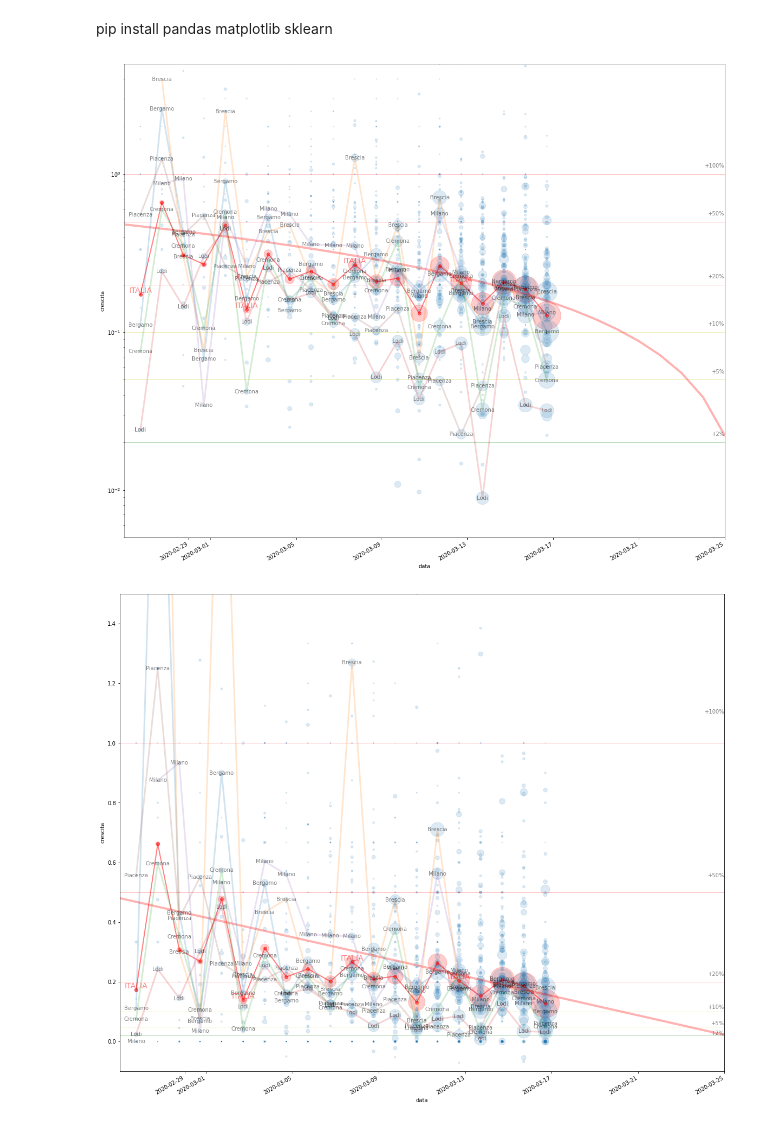
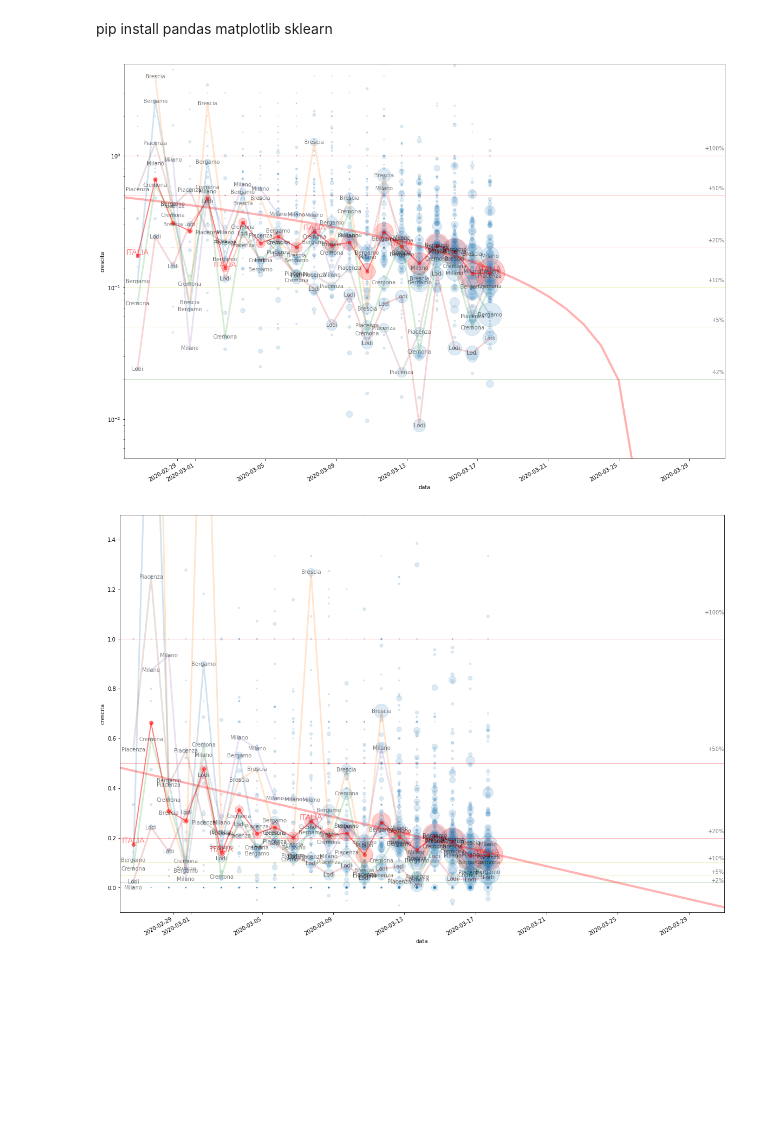
Before and after one commit to cairomassimo/analisi-covid-19-italia, a Jupyter notebook: main.ipynb, the cells around one changed output. Drawn from its saved outputs; the diff is of its cells as text; code cells hidden in the pictures; blank space fills up the shorter version.

Commit message:
Aggiornamento dati

```diff
--- a/main.ipynb
+++ b/main.ipynb
@@ -33,7 +33,7 @@ def carica_province():
 # %%
 dati_province = carica_province()
 # %%
-xlim_date = [pd.to_datetime('2020-02-26'), pd.to_datetime('2020-03-25')]
+xlim_date = [pd.to_datetime('2020-02-26'), pd.to_datetime('2020-03-31')]
 xlim = [d.to_datetime64() for d in xlim_date]
 
 for logy in [True, False]:
@@ -53,7 +53,7 @@ for logy in [True, False]:
         alpha=0.2,
         logy=logy,
         ylim=ylim,
-        figsize=(20, 18),
+        figsize=(20, 15),
     )
     ax = plt.gca()
 
@@ -91,35 +91,41 @@ for logy in [True, False]:
 
     pred_crescita = pd.Series(regr.predict((dr - xlim_date[0]).dt.total_seconds().values.reshape(-1, 1))[:,0], index=dr)
     pred_crescita.plot(c='r', linewidth=4, alpha=0.3)
 
     for provincia, d in dati_province.groupby('denominazione_provincia'):
         if not d['totale_casi'].iloc[-1] > 1000:
             continue
 
         d = d.copy().set_index('data', drop=False)
         d['crescita'].where(d['crescita'] > 0).plot(
             xlim=xlim,
             ylim=ylim,
             alpha=0.2,
             linewidth=3,
     #         c='k',
         )
 
         x = d
         x = x[x['data'] > xlim[0]]
         #x = x[x['totale_casi'] > 300]
         x = x[ylim[0] < x['crescita']]
         x = x[x['crescita'] < ylim[1]]
         #x = x[(x['crescita'] == x['crescita'].max()) | (x['crescita'] == x['crescita'].min())]
 
         for y in x.iloc:
             ax.annotate(provincia, (y['data'].to_datetime64(), y['crescita']), c='k', va='center', ha='center', alpha=0.5)
 
     for y in italia.iloc[::5].iloc:
         ax.annotate('ITALIA', (y['data'].to_datetime64(), y['crescita']), c='r', va='bottom', ha='center', alpha=0.5, fontsize=14)
+
+    if logy:
+        logy_name = 'log'
+    else:
+        logy_name = 'lin'
+    plt.savefig(f"{dati_province['data'].max().to_pydatetime().date().isoformat()}-{logy_name}.png")
 # %% [output]
-[figure, old version]
+[figure, new version]
-[figure, old version]
+[figure, new version]
 # %%
 groups = list(dati_province[dati_province['data'] > '2020-03-10'].groupby('data'))
 groups.reverse()
```
Also changed, not shown: parts of 1 cell of this notebook.
